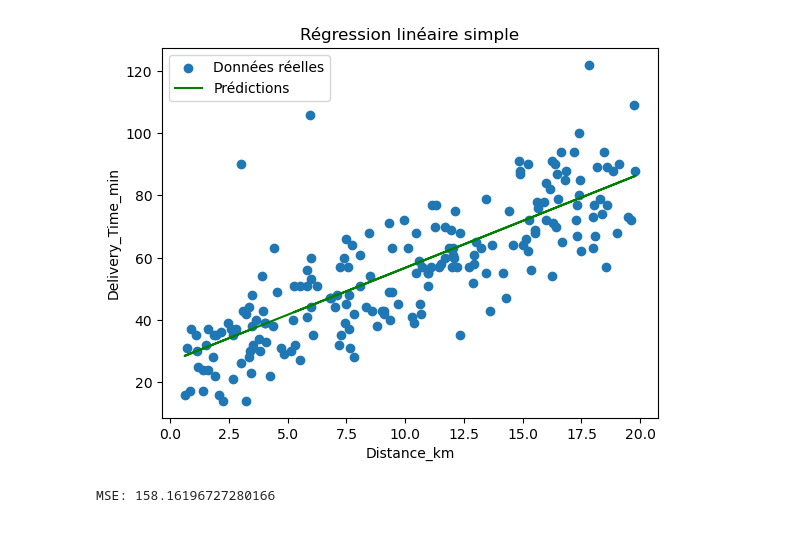
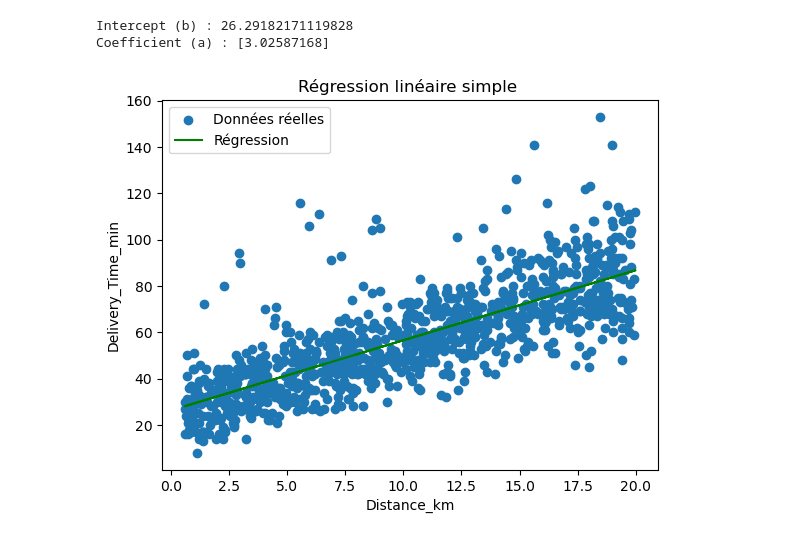
Before and after one commit to MasterGLCC/machine-learning-loubnatoubouh30-cell, a Jupyter notebook: TpRegression.ipynb, the cells around one changed output. Saved outputs shown, nothing was run; the diff lists cells and outputs as text; code cells hidden in the pictures.

```diff
--- a/TpRegression.ipynb
+++ b/TpRegression.ipynb
@@ -73,5 +38,2 @@ print(y.shape)
 (1000,)
 (1000,)
-# %%
-#suppression du colonne inutile
-data = data.drop(columns=["Order_ID"])
@@ -94,5 +39,0 @@ data
-# %%
-#transformer les variables texte en nombres
-data = pd.get_dummies(data, drop_first=True)
-data = data.astype(float)
-data = data.fillna(0)
@@ -214,33 +72,26 @@ plt.show()
 # %%
 
 #La régression linéaire simple avec sklearn
 
-from sklearn.linear_model import LinearRegression
-from sklearn.metrics import mean_squared_error
-from sklearn.model_selection import train_test_split
+X = data[['Distance_km']]   # Définir la variable explicative indépendante
+y = data['Delivery_Time_min'] # Définir la variable cible à prédire
+model = LinearRegression()   # Création du modèle
+model.fit(X, y) # Entraînement sur toutes les données
+y_pred = model.predict(X)
 
-X = data[['Distance_km']]
-y = data['Delivery_Time_min']
+# Affichage des paramètres
+print("Intercept (b) :", model.intercept_)
+print("Coefficient (a) :", model.coef_)
 
-# Séparer en training et test
-X_train, X_test, y_train, y_test = train_test_split(X, y, test_size=0.2, random_state=42)
-
-model = LinearRegression()   # Cet objet va permettre de calculer automatiquement la droite de régression (y = a*x + b)
-model.fit(X_train, y_train)    #calculer la meilleuredroite pour minimser l'erreur
-
-y_pred = model.predict(X_test)  #calcule les valeurs prédites pour tous les poinrs x
-
-plt.scatter(X_test, y_test, label="Données réelles")  #affichage les points réels
-plt.plot(X_test, y_pred, color='green', label="Prédictions")  #tracer la droite
+# Visualisation
+plt.scatter(X, y, label="Données réelles")
+plt.plot(X, y_pred, color='green', label="Régression")
 plt.xlabel("Distance_km")
 plt.ylabel("Delivery_Time_min")
-plt.title("Régression linéaire simple")
+plt.title("Régression linéaire simple ")
 plt.legend()
-plt.show()    #affichele graphe
-
-# Calcul de la MSE
-mse = mean_squared_error(y_test, y_pred)
-print("MSE:", mse)
+plt.show()
 # %% [output]
+Intercept (b) : 26.29182171119828
+Coefficient (a) : [3.02587168]
-[figure, old version]
+[figure, new version]
-MSE: 158.16196727280166
```
Also changed, not shown: parts of 17 cells of this notebook.
